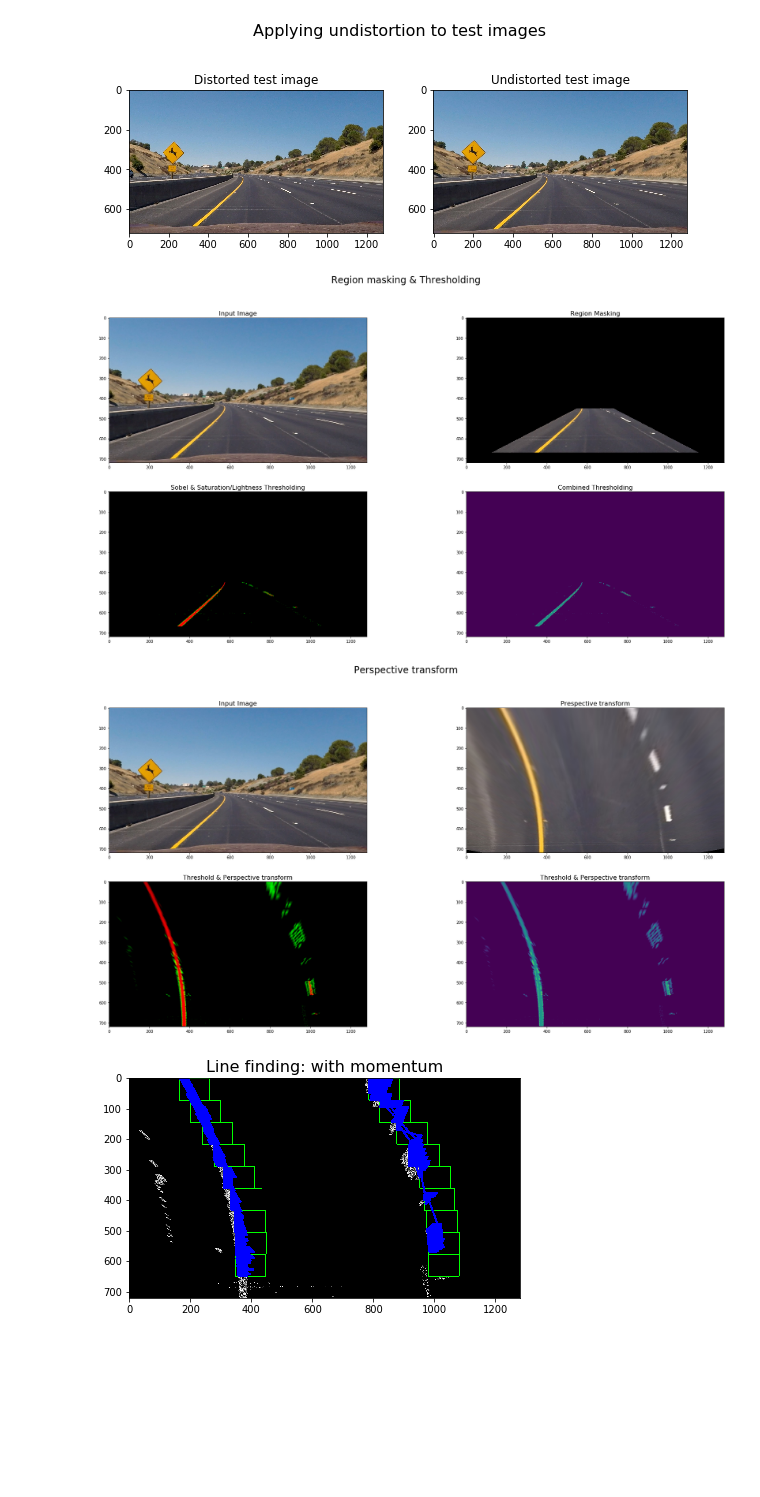
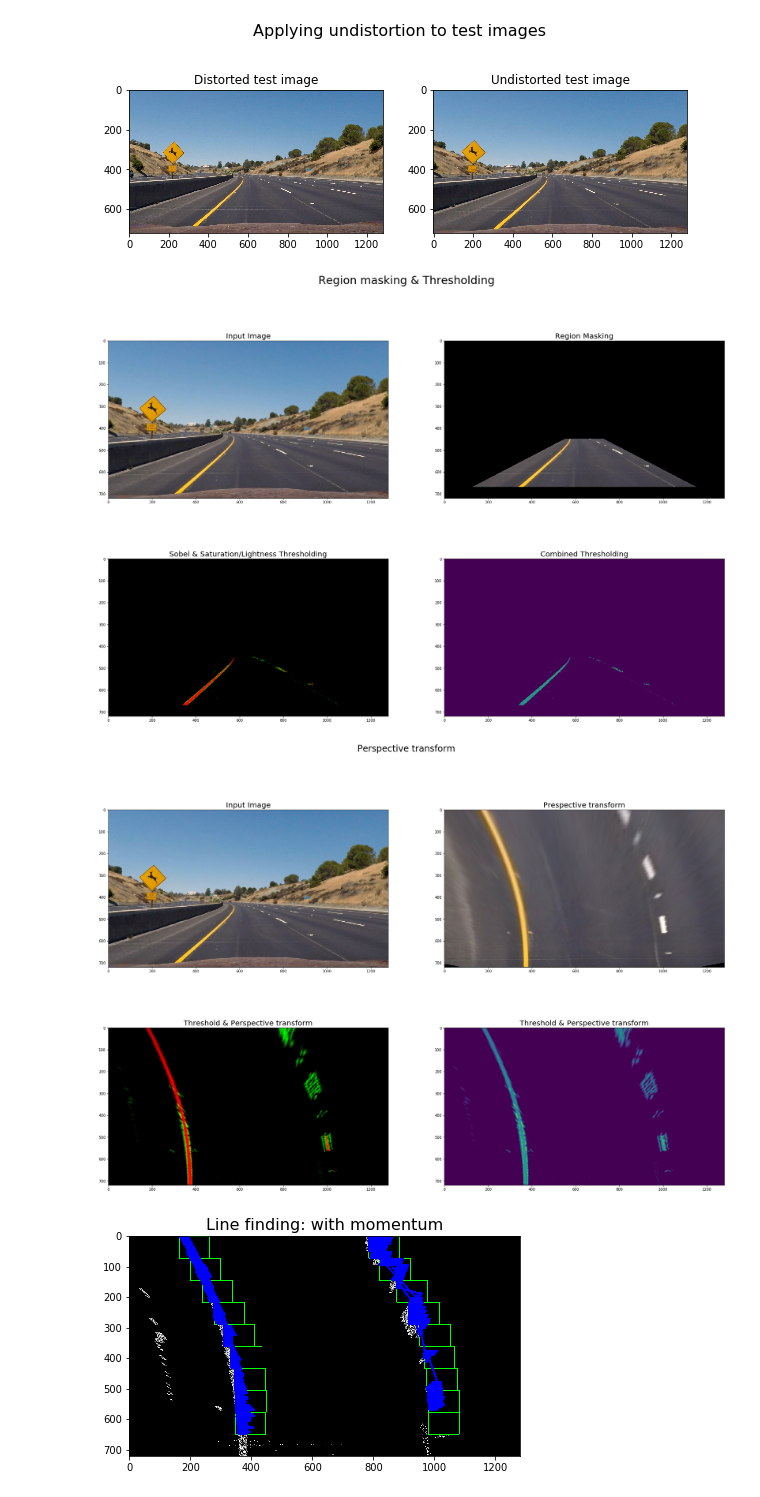
Before and after one commit to abdullaayyad96/CarND-Advanced-Lane-Lines, a Jupyter notebook: generate_figures.ipynb, the cells around one changed output. Saved outputs shown, nothing was run; the diff lists cells and outputs as text; code cells hidden in the pictures; blank space fills up the shorter version.

Commit message:
enhanced figures

```diff
--- a/generate_figures.ipynb
+++ b/generate_figures.ipynb
@@ -522,30 +522,30 @@ plt.show()
 # %%
 #Thresholding & region masking
 
 thresh_image, color_binary, region_masked_img = threshold(input_img)
 
 
-plt.figure(figsize=(30,15))
+plt.figure(figsize=(30,20))
 
 plt.subplot(2,2,1)
 plt.imshow(input_img)
-plt.title('Input Image', fontsize=16)
+plt.title('Input Image', fontsize=20)
 plt.subplot(2,2,2)
 plt.imshow(region_masked_img)
-plt.title('Region Masking', fontsize=16)
+plt.title('Region Masking', fontsize=20)
 plt.subplot(2,2,3)
 plt.imshow(color_binary)
-plt.title('Sobel & Saturation/Lightness Thresholding', fontsize=16)
+plt.title('Sobel & Saturation/Lightness Thresholding', fontsize=20)
 plt.subplot(2,2,4)
 plt.imshow(thresh_image)
-plt.title('Combined Thresholding', fontsize=16)
+plt.title('Combined Thresholding', fontsize=20)
 
-plt.suptitle('Region masking & Thresholding',fontsize=24)
+plt.suptitle('Region masking & Thresholding',fontsize=30)
 
 plt.savefig("writeup_figures/thresholding.jpg")
 plt.show()
 # %% [output]
-[figure, old version]
+[figure, new version]
 # %%
 #perspective transform
 per_img = perspective_transform(input_img, source_points, destination_points)
@@ -554,27 +554,27 @@ per_thresh_img = perspective_transform(thresh_image, source_points, destination_
 
 per_color_img = perspective_transform(color_binary, source_points, destination_points)
 
-plt.figure(figsize=(30,15))
+plt.figure(figsize=(30,20))
 
 plt.subplot(221)
 plt.imshow(input_img)
-plt.title('Input Image', fontsize=16)
+plt.title('Input Image', fontsize=20)
 plt.subplot(222)
 plt.imshow(per_img)
-plt.title('Prespective transform', fontsize=16)
+plt.title('Prespective transform', fontsize=20)
 plt.subplot(223)
 plt.imshow(per_color_img)
-plt.title('Threshold & Perspective transform', fontsize=16)
+plt.title('Threshold & Perspective transform', fontsize=20)
 plt.subplot(224)
 plt.imshow(per_thresh_img)
-plt.title('Threshold & Perspective transform', fontsize=16)
+plt.title('Threshold & Perspective transform', fontsize=20)
 
 plt.suptitle('Perspective transform',fontsize=24)
 
 plt.savefig("writeup_figures/per_trans.jpg")
 plt.show()
 # %% [output]
-[figure, old version]
+[figure, new version]
 # %%
 #Line finding
 myLine = Line()
```
Also changed, not shown: 2 other files.
